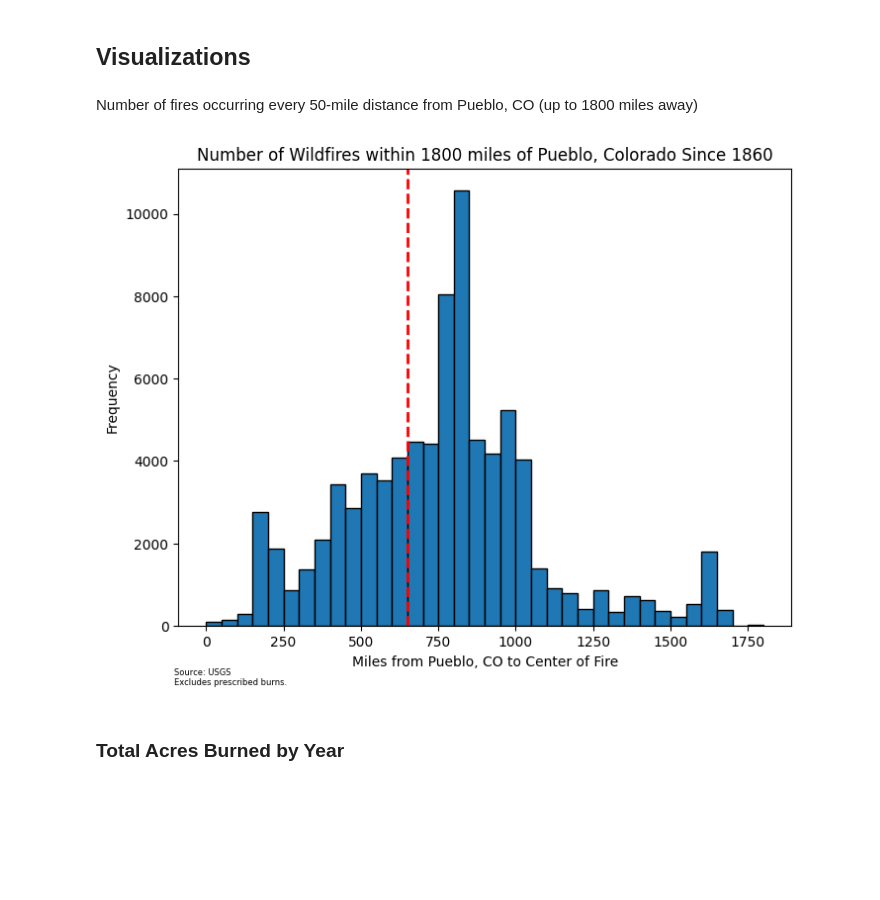
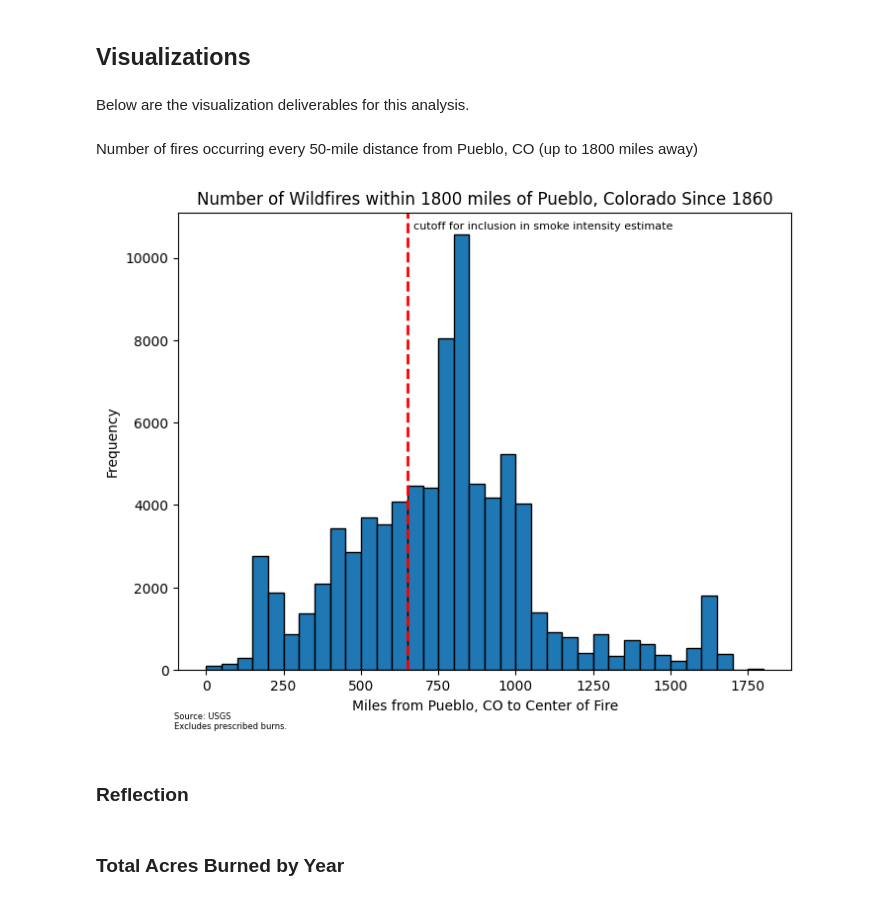
Before and after one commit to voglerdaniel/data-512-final-project, a Jupyter notebook: code/combining_distance_and_aqi.ipynb, the cells around one changed output. Saved outputs shown, nothing was run; the diff lists cells and outputs as text; code cells hidden in the pictures; blank space fills up the shorter version.

```diff
--- a/code/combining_distance_and_aqi.ipynb
+++ b/code/combining_distance_and_aqi.ipynb
@@ -516,20 +679,30 @@ fire_season_aqi_yearly = fire_season_aqi_yearly[["year", "aqi_yearly_est"]].set_
 # %% [markdown]
 ## Visualizations
+# %% [markdown]
+Below are the visualization deliverables for this analysis.
 # %% [markdown]
 Number of fires occurring every 50-mile distance from Pueblo, CO (up to 1800 miles away)
 # %%
 # Define the start and stop values
 bins = np.linspace(0,1800,37)
 plt.figure(figsize=(8,6))
-plt.hist(wildfires_within_1800_mi["centroid_distance_to_pueblo"], bins=bins, edgecolor="black")
+plt.hist(wildfires_within_1800_mi["centroid_distance_to_pueblo"], # recall, these are very similar to edge distances
+         bins=bins,
+         edgecolor="black")
 plt.title(f"Number of Wildfires within 1800 miles of Pueblo, Colorado Since {min(wildfires_within_1800_mi["Fire_Year"])}")
 plt.xlabel("Miles from Pueblo, CO to Center of Fire")
 plt.ylabel("Frequency")
-plt.figtext(0.12, 0.01, 'Source: USGS\nExcludes prescribed burns.', ha='left', fontsize=6)
+plt.figtext(0.12, 0.01, 'Source: USGS\nExcludes prescribed burns.', ha='left', fontsize=6) # add a footnote
 plt.axvline(x=650, color='red', linestyle='--', linewidth=2)
+plt.annotate("cutoff for inclusion in smoke intensity estimate",
+             xy=(650, 0),
+             xytext=(670, 10700),
+             fontsize=8, color='black')  # text properties
 plt.show()
 # %% [output]
-[figure, old version]
+[figure, new version]
+# %% [markdown]
+### Reflection
 # %% [markdown]
 ### Total Acres Burned by Year
 # %%
```
Also changed, not shown: parts of 82 cells of this notebook, 1 other file.
